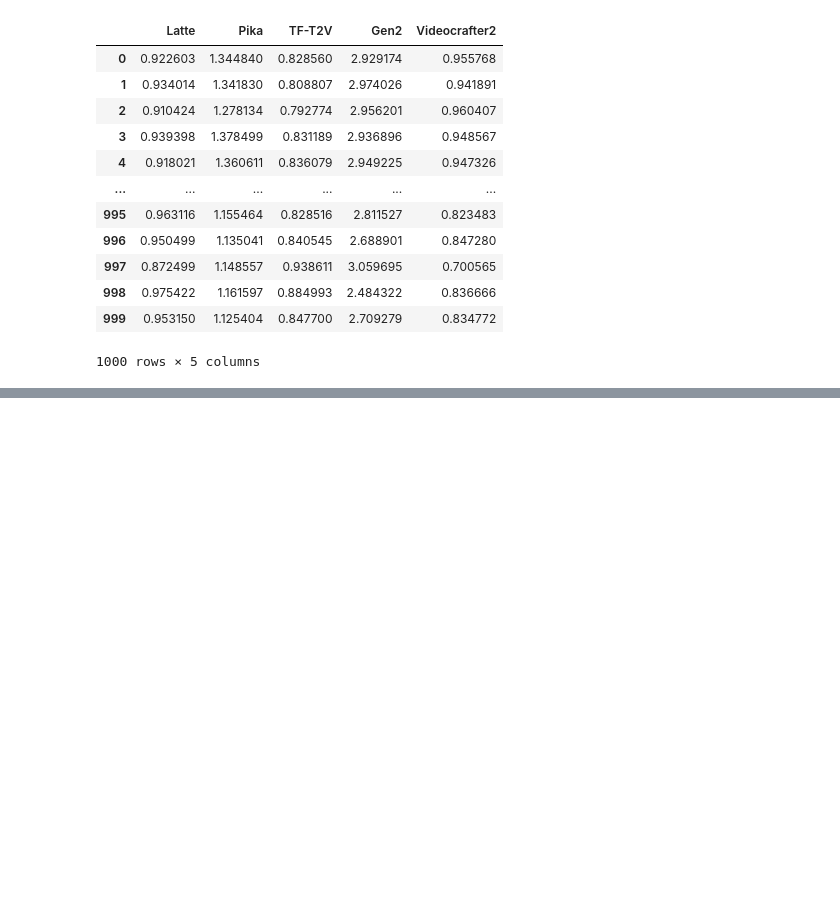
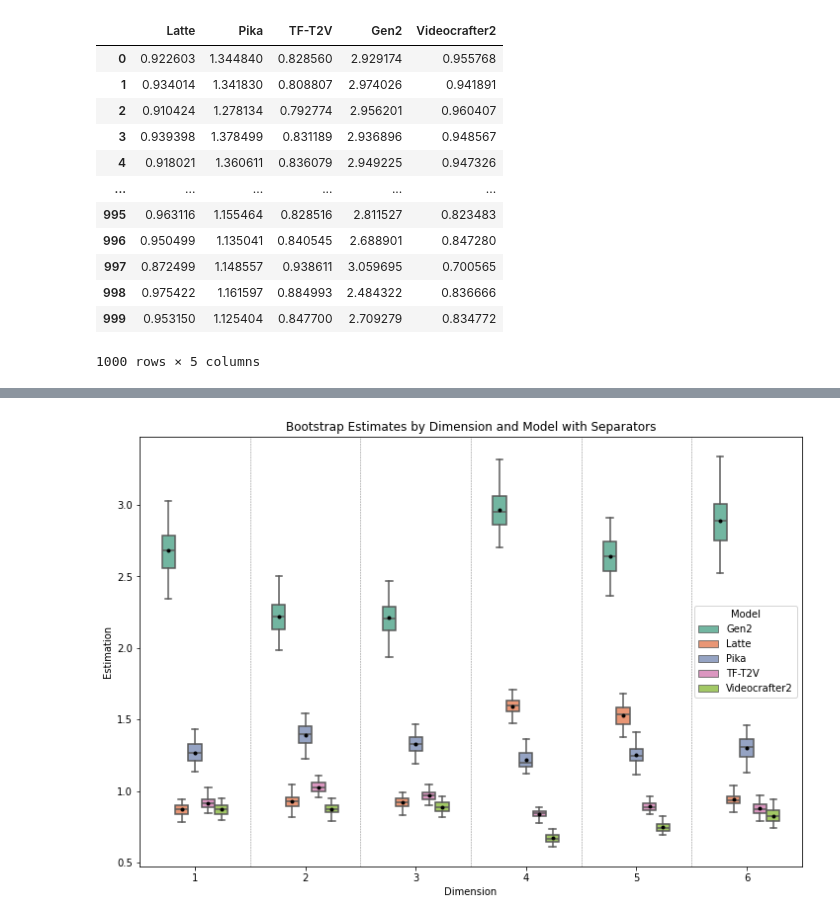
Before and after one commit to ztlmememe/humeval, a Jupyter notebook: bs_analysis.ipynb, the cells around one changed output, grey strips where cells are left out. Drawn from its saved outputs; the diff is of its cells as text; code cells hidden in the pictures; blank space fills up the shorter version.

```diff
--- a/bs_analysis.ipynb
+++ b/bs_analysis.ipynb
@@ -69,3 +123,32 @@ copy(df_bs_result.head().to_latex(index=False))
+# %%
+# 假设 df_bs_result 是你的 DataFrame，包含了相应的数据
+
+# 使用 seaborn 的 boxplot 函数绘制箱型图
+plt.figure(figsize=(12, 8))  # 设置图形大小
+ax = sns.boxplot(x='dimension', y='estimation', hue='model',
+                 data=df_bs_result, whis=[2.5, 97.5], showmeans=True,
+                 meanprops={'marker': 'o', 'markerfacecolor': 'black',
+                            'markeredgecolor': 'black', 'markersize': 3},
+                 palette='Set2', width=0.6,  # 控制箱子的宽度
+                 showfliers=False)  # 创建箱型图
+
+# 获取当前图的X轴信息
+x_ticks = ax.get_xticks()
+
+# 在不同的 dimension 之间添加竖线
+for tick in x_ticks[1:]:  # 从第二个刻度开始画线，以避免在最左侧添加线
+    plt.axvline(x=tick - 0.5, color='grey', linestyle='--', lw=0.5)
+
+# 添加一些图形格式化选项
+plt.title('Bootstrap Estimates by Dimension and Model with Separators')  # 设置标题
+plt.xlabel('Dimension')  # 设置X轴标签
+plt.ylabel('Estimation')  # 设置Y轴标签
+plt.legend(title='Model')  # 设置图例标题
+
+# 展示图形
+plt.show()
+# %% [output]
+[figure, added]
 # %%
 # 使用 seaborn 的 boxplot 函数绘制箱型图
 plt.figure(figsize=(12, 8))  # 设置图形大小
```
Also changed, not shown: parts of 6 cells of this notebook.
